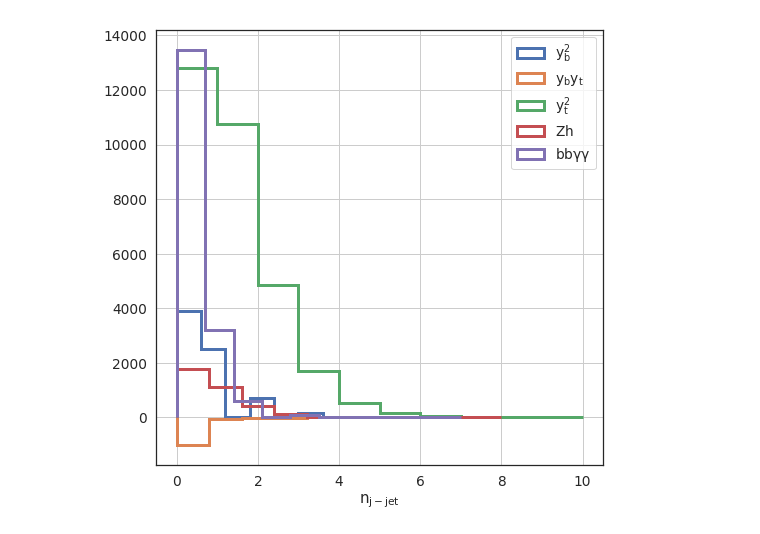
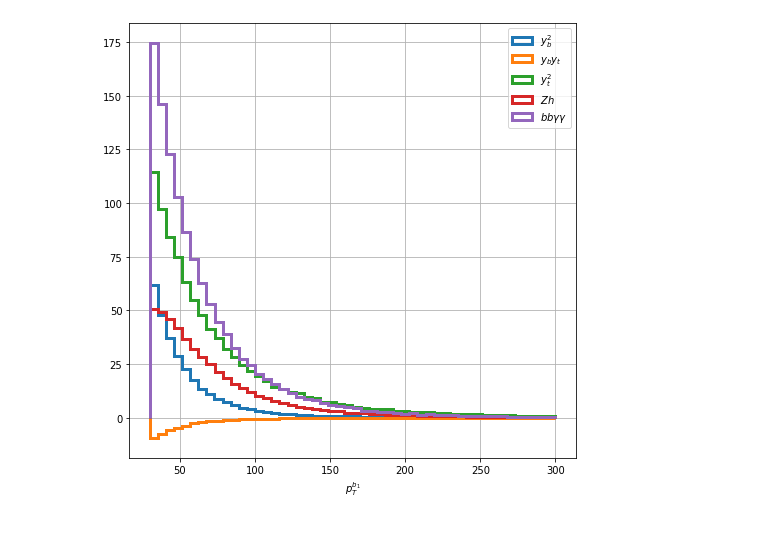
Before and after one commit to talismanbrandi/bbh-NLO, a Jupyter notebook: bbh-BDT/plotMaker.ipynb, the cells around one changed output. Saved outputs shown, nothing was run; the diff lists cells and outputs as text; code cells hidden in the pictures.

Commit message:
close to final codes and plots

```diff
--- a/bbh-BDT/plotMaker.ipynb
+++ b/bbh-BDT/plotMaker.ipynb
@@ -5,5 +5,10 @@ import matplotlib.pyplot as plt
 import seaborn as sns
 from matplotlib.colors import LogNorm
 
-sns.set(font_scale=1.25, style='white')
+# sns.set(font_scale=1.25, style='white')
+from matplotlib import rc
+# rc('font',**{'family':'sans-serif','sans-serif':['Helvetica']})
+## for Palatino and other serif fonts use:
+#rc('font',**{'family':'serif','serif':['Palatino']})
+rc('text', usetex=True)
 # %%
@@ -24,22 +195,22 @@ names = [r'$n_{b-jet}$', r'$n_{jet}$', r'$p_T^{b_1}$', r'$p_T^{b_2}$', r'$p_T^{\
 
 dlist = []
 
-# df_yb2 = pd.read_csv('ROOT/gencut_set9/yb2.csv')
-# df_ybyt = pd.read_csv('ROOT/gencut_set9/ybyt.csv')
-# df_yt2 = pd.read_csv('ROOT/gencut_set9/yt2.csv')
-# df_zh = pd.read_csv('ROOT/gencut_set9/zh.csv')
-# df_bbxaa = pd.read_csv('ROOT/gencut_set9/bbxaa.csv')
+df_yb2 = pd.read_csv('ROOT/gencut_set9/yb2.csv')
+df_ybyt = pd.read_csv('ROOT/gencut_set9/ybyt.csv')
+df_yt2 = pd.read_csv('ROOT/gencut_set9/yt2.csv')
+df_zh = pd.read_csv('ROOT/gencut_set9/zh.csv')
+df_bbxaa = pd.read_csv('ROOT/gencut_set9/bbxaa.csv')
 
-# plt.figure(figsize=(8,8))
-# plt.hist(df_yb2[df_yb2.ptb1 < 300].ptb1, bins=50, histtype='step', linewidth=3, label=r'$y_b^2$', weights=df_yb2[df_yb2.ptb1 < 300]['weight'] * 3 * 1e6 * 1.5)
-# plt.hist(df_ybyt[df_ybyt.ptb1 < 300].ptb1, bins=50, histtype='step', linewidth=3, label=r'$y_by_t$', weights=df_ybyt[df_ybyt.ptb1 < 300]['weight'] * 3 * 1e6 * 1.9)
-# plt.hist(df_yt2[df_yt2.ptb1 < 300].ptb1, bins=50, histtype='step', linewidth=3, label=r'$y_t^2$', weights=df_yt2[df_yt2.ptb1 < 300]['weight'] * 3 * 1e6 * 2.5)
-# plt.hist(df_zh[df_zh.ptb1 < 300].ptb1, bins=50, histtype='step', linewidth=3, label=r'$Zh$', weights=df_zh[df_zh.ptb1 < 300]['weight'] * 3 * 1e6 * 1.93)
-# plt.hist(df_bbxaa[df_bbxaa.ptb1 < 300].ptb1, bins=50, histtype='step', linewidth=3, label=r'$bb\gamma\gamma$', weights=df_bbxaa[df_bbxaa.ptb1 < 300]['weight'] * 3 * 1e6 * 1.5/50)
-# plt.grid()
-# plt.xlabel(r'$p_T^{b_1}$')
-# plt.legend()
-# plt.savefig('../plots/HL-LHC/ptb1.pdf')
+plt.figure(figsize=(8,8))
+plt.hist(df_yb2[df_yb2.ptb1 < 300].ptb1, bins=50, histtype='step', linewidth=3, label=r'$y_b^2$', weights=df_yb2[df_yb2.ptb1 < 300]['weight'] * 3 * 1e6 * 1.5)
+plt.hist(df_ybyt[df_ybyt.ptb1 < 300].ptb1, bins=50, histtype='step', linewidth=3, label=r'$y_by_t$', weights=df_ybyt[df_ybyt.ptb1 < 300]['weight'] * 3 * 1e6 * 1.9)
+plt.hist(df_yt2[df_yt2.ptb1 < 300].ptb1, bins=50, histtype='step', linewidth=3, label=r'$y_t^2$', weights=df_yt2[df_yt2.ptb1 < 300]['weight'] * 3 * 1e6 * 2.5)
+plt.hist(df_zh[df_zh.ptb1 < 300].ptb1, bins=50, histtype='step', linewidth=3, label=r'$Zh$', weights=df_zh[df_zh.ptb1 < 300]['weight'] * 3 * 1e6 * 1.93)
+plt.hist(df_bbxaa[df_bbxaa.ptb1 < 300].ptb1, bins=50, histtype='step', linewidth=3, label=r'$bb\gamma\gamma$', weights=df_bbxaa[df_bbxaa.ptb1 < 300]['weight'] * 3 * 1e6 * 1.5/50)
+plt.grid()
+plt.xlabel(r'$p_T^{b_1}$')
+plt.legend()
+plt.savefig('../plots/HL-LHC/ptb1.pdf')
 
 # plt.figure(figsize=(8,8))
 # plt.hist(df_yb2[df_yb2.ptb2 < 100].ptb2, bins=50, histtype='step', linewidth=3, label=r'$y_b^2$', weights=df_yb2[df_yb2.ptb2 < 100]['weight'] * 3 * 1e6 * 1.5)
@@ -213,44 +384,44 @@ dlist = []
 # plt.hist(df_zh.maa, bins=50, histtype='step', linewidth=3, label=r'$Zh$', weights=df_zh['weight'] * 3 * 1e6 * 1.93)
 # plt.hist(df_bbxaa.maa, bins=50, histtype='step', linewidth=3, label=r'$bb\gamma\gamma$', weights=df_bbxaa['weight'] * 3 * 1e6 * 1.5/50)
 # plt.grid()
 # plt.xlabel(r'$m_{\gamma\gamma}$')
 # plt.legend()
 # plt.savefig('../plots/HL-LHC/maa.pdf')
 
 # plt.figure(figsize=(8,8))
 # plt.hist(df_yb2[df_yb2.mb1h < 1250].mb1h, bins=50, histtype='step', linewidth=3, label=r'$y_b^2$', weights=df_yb2[df_yb2.mb1h < 1250]['weight'] * 3 * 1e6 * 1.5)
 # plt.hist(df_ybyt[df_ybyt.mb1h < 1250].mb1h, bins=50, histtype='step', linewidth=3, label=r'$y_by_t$', weights=df_ybyt[df_ybyt.mb1h < 1250]['weight'] * 3 * 1e6 * 1.9)
 # plt.hist(df_yt2[df_yt2.mb1h < 1250].mb1h, bins=50, histtype='step', linewidth=3, label=r'$y_t^2$', weights=df_yt2[df_yt2.mb1h < 1250]['weight'] * 3 * 1e6 * 2.5)
 # plt.hist(df_zh[df_zh.mb1h < 1250].mb1h, bins=50, histtype='step', linewidth=3, label=r'$Zh$', weights=df_zh[df_zh.mb1h < 1250]['weight'] * 3 * 1e6 * 1.93)
 # plt.hist(df_bbxaa[df_bbxaa.mb1h < 1250].mb1h, bins=50, histtype='step', linewidth=3, label=r'$bb\gamma\gamma$', weights=df_bbxaa[df_bbxaa.mb1h < 1250]['weight'] * 3 * 1e6 * 1.5/50)
 # plt.grid()
 # plt.xlabel(r'$m_{b_1h}$')
 # plt.legend()
 # plt.savefig('../plots/HL-LHC/mb1h.pdf')
 
 # plt.figure(figsize=(8,8))
 # plt.hist(df_yb2[df_yb2.mbbh < 1250].mbbh, bins=50, histtype='step', linewidth=3, label=r'$y_b^2$', weights=df_yb2[df_yb2.mbbh < 1250]['weight'] * 3 * 1e6 * 1.5)
 # plt.hist(df_ybyt[df_ybyt.mbbh < 1250].mbbh, bins=50, histtype='step', linewidth=3, label=r'$y_by_t$', weights=df_ybyt[df_ybyt.mbbh < 1250]['weight'] * 3 * 1e6 * 1.9)
 # plt.hist(df_yt2[df_yt2.mbbh < 1250].mbbh, bins=50, histtype='step', linewidth=3, label=r'$y_t^2$', weights=df_yt2[df_yt2.mbbh < 1250]['weight'] * 3 * 1e6 * 2.5)
 # plt.hist(df_zh[df_zh.mbbh < 1250].mbbh, bins=50, histtype='step', linewidth=3, label=r'$Zh$', weights=df_zh[df_zh.mbbh < 1250]['weight'] * 3 * 1e6 * 1.93)
 # plt.hist(df_bbxaa[df_bbxaa.mbbh < 1250].mbbh, bins=50, histtype='step', linewidth=3, label=r'$bb\gamma\gamma$', weights=df_bbxaa[df_bbxaa.mbbh < 1250]['weight'] * 3 * 1e6 * 1.5/50)
 # plt.grid()
 # plt.xlabel(r'$m_{bbh}$')
 # plt.legend()
 # plt.savefig('../plots/HL-LHC/mbbh.pdf')
 
-plt.figure(figsize=(8,8))
-plt.hist(df_yb2.njjet, bins=10, histtype='step', linewidth=3, label=r'$y_b^2$', weights=df_yb2['weight'] * 3 * 1e6 * 1.5)
-plt.hist(df_ybyt.njjet, bins=10, histtype='step', linewidth=3, label=r'$y_by_t$', weights=df_ybyt['weight'] * 3 * 1e6 * 1.9)
-plt.hist(df_yt2.njjet, bins=10, histtype='step', linewidth=3, label=r'$y_t^2$', weights=df_yt2['weight'] * 3 * 1e6 * 2.5)
-plt.hist(df_zh.njjet, bins=10, histtype='step', linewidth=3, label=r'$Zh$', weights=df_zh['weight'] * 3 * 1e6 * 1.93)
-plt.hist(df_bbxaa.njjet, bins=10, histtype='step', linewidth=3, label=r'$bb\gamma\gamma$', weights=df_bbxaa['weight'] * 3 * 1e6 * 1.5/50)
-plt.grid()
-plt.xlabel(r'$n_{j-jet}$')
-plt.legend()
-plt.savefig('../plots/HL-LHC/njjet.pdf')
+# plt.figure(figsize=(8,8))
+# plt.hist(df_yb2.njjet, bins=10, histtype='step', linewidth=3, label=r'$y_b^2$', weights=df_yb2['weight'] * 3 * 1e6 * 1.5)
+# plt.hist(df_ybyt.njjet, bins=10, histtype='step', linewidth=3, label=r'$y_by_t$', weights=df_ybyt['weight'] * 3 * 1e6 * 1.9)
+# plt.hist(df_yt2.njjet, bins=10, histtype='step', linewidth=3, label=r'$y_t^2$', weights=df_yt2['weight'] * 3 * 1e6 * 2.5)
+# plt.hist(df_zh.njjet, bins=10, histtype='step', linewidth=3, label=r'$Zh$', weights=df_zh['weight'] * 3 * 1e6 * 1.93)
+# plt.hist(df_bbxaa.njjet, bins=10, histtype='step', linewidth=3, label=r'$bb\gamma\gamma$', weights=df_bbxaa['weight'] * 3 * 1e6 * 1.5/50)
+# plt.grid()
+# plt.xlabel(r'$n_{j-jet}$')
+# plt.legend()
+# plt.savefig('../plots/HL-LHC/njjet.pdf')
 # %% [output]
-[figure, old version]
+[figure, new version]
 # %%
 names = [r'$n_{b-jet}$', r'$n_{jet}$', r'$p_T^{b_1}$', r'$p_T^{b_2}$', r'$p_T^{\gamma_1}$', r'$p_T^{\gamma_2}$', r'$p_T^{\gamma\gamma}$', r'$\eta^{b_1}$',
        r'$\eta^{b_2}$', r'$\eta^{\gamma_1}$', r'$\eta^{\gamma_2}$', r'$\eta^{\gamma\gamma}$', r'$m_{bb}$', r'$m_{\gamma\gamma}$', r'$m_{b_1h}$', r'$m_{bbh}$', r'$E_T^{miss}$',
```
Also changed, not shown: parts of 11 cells of this notebook, 51 other files.
